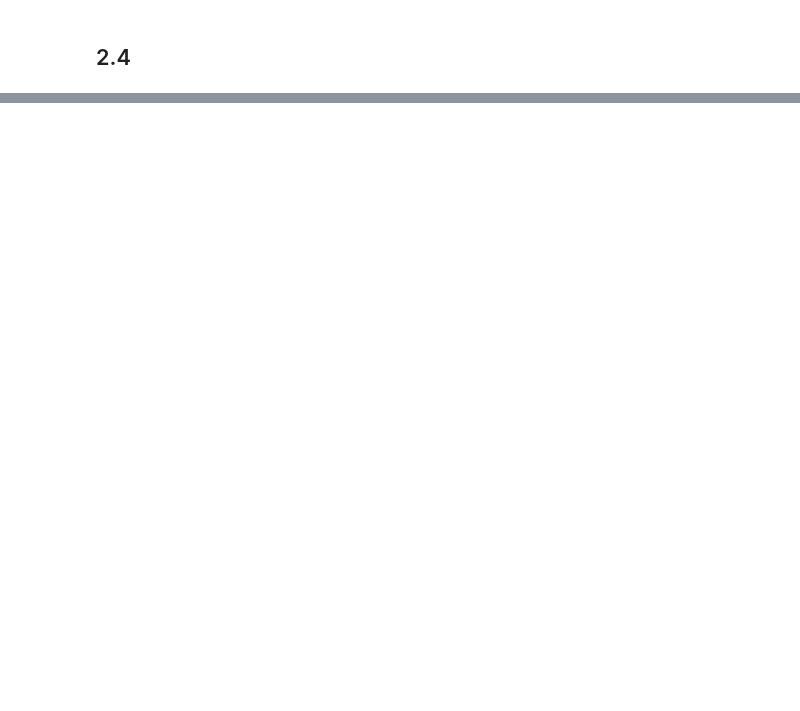
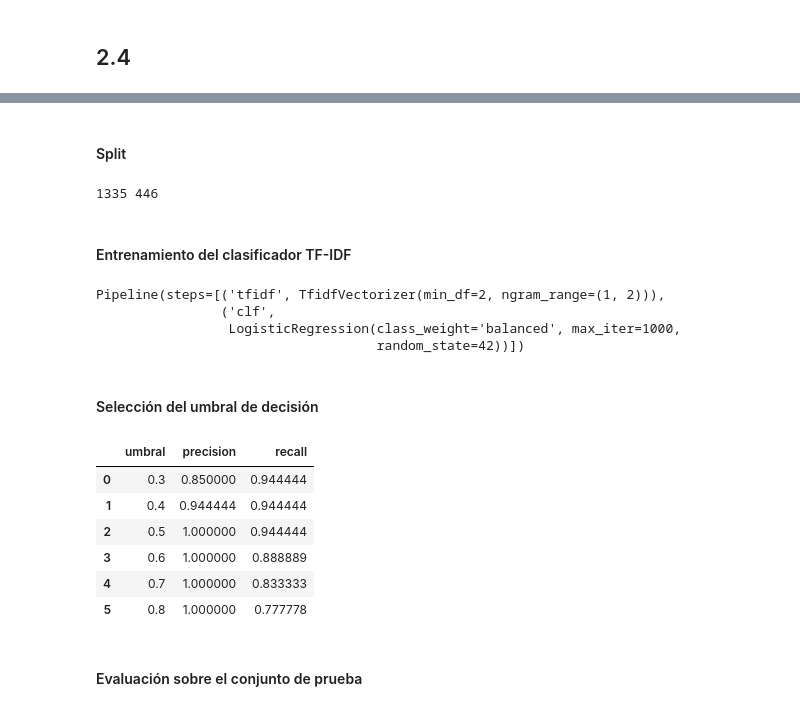
Before and after one commit to manuellazarte/Procesamiento-del-Lenguaje-Natural, a Jupyter notebook: ej3/ej3.ipynb, the cells around one changed output, grey strips where cells are left out. Saved outputs shown, nothing was run; the diff lists cells and outputs as text; code cells hidden in the pictures; blank space fills up the shorter version.

```diff
--- a/ej3/ej3.ipynb
+++ b/ej3/ej3.ipynb
@@ -516,0 +613,79 @@ To support symlinks on Windows, you either need to activate Developer Mode or to
+# %% [markdown]
+#### Split
+# %%
+from sklearn.model_selection import train_test_split
+
+X_train_sent, X_val_sent, y_train_sent, y_val_sent = train_test_split(
+    oraciones_df["texto"],
+    oraciones_df["contaminado"],
+    test_size=0.25,
+    random_state=42,
+    stratify=oraciones_df["contaminado"]
+)
+
+print(len(X_train_sent), len(X_val_sent))
+# %% [output]
+1335 446
+# %% [markdown]
+#### Entrenamiento del clasificador TF-IDF
+# %%
+from sklearn.pipeline import Pipeline
+from sklearn.feature_extraction.text import TfidfVectorizer
+from sklearn.linear_model import LogisticRegression
+
+modelo_tfidf = Pipeline([
+    (
+        "tfidf",
+        TfidfVectorizer(
+            lowercase=True,
+            ngram_range=(1,2),
+            min_df=2
+        )
+    ),
+    (
+        "clf",
+        LogisticRegression(
+            class_weight="balanced",
+            max_iter=1000,
+            random_state=42
+        )
+    )
+])
+
+modelo_tfidf.fit(X_train_sent, y_train_sent)
+# %% [output]
+Pipeline(steps=[('tfidf', TfidfVectorizer(min_df=2, ngram_range=(1, 2))),
+                ('clf',
+                 LogisticRegression(class_weight='balanced', max_iter=1000,
+                                    random_state=42))])
+# %% [markdown]
+#### Selección del umbral de decisión
+# %%
+from sklearn.metrics import precision_score, recall_score
+
+filas = []
+probs = modelo_tfidf.predict_proba(X_val_sent)[:,1]
+for umbral in [0.30,0.40,0.50,0.60,0.70,0.80]:
+    pred = (probs >= umbral).astype(int)
+    filas.append([
+        umbral,
+        precision_score(y_val_sent, pred, zero_division=0),
+        recall_score(y_val_sent, pred)
+    ])
+
+tabla = pd.DataFrame(
+    filas,
+    columns=["umbral","precision","recall"]
+)
+
+display(tabla)
+# %% [output]
+|  | umbral | precision | recall |
+| 0 | 0.3 | 0.850000 | 0.944444 |
+| 1 | 0.4 | 0.944444 | 0.944444 |
+| 2 | 0.5 | 1.000000 | 0.944444 |
+| 3 | 0.6 | 1.000000 | 0.888889 |
+| 4 | 0.7 | 1.000000 | 0.833333 |
+| 5 | 0.8 | 1.000000 | 0.777778 |
+# %% [markdown]
+#### Evaluación sobre el conjunto de prueba
```
Also changed, not shown: parts of 15 cells of this notebook.
